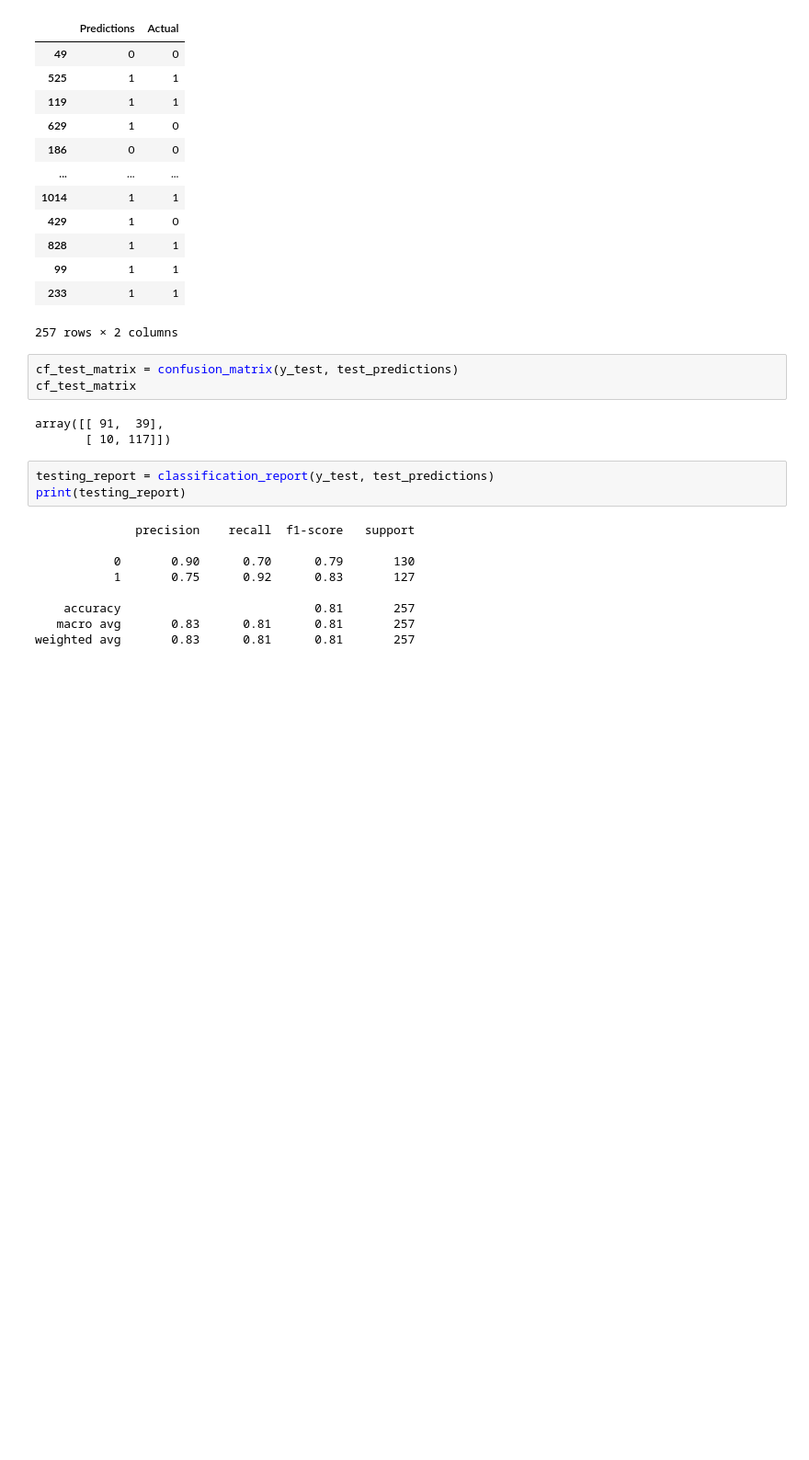
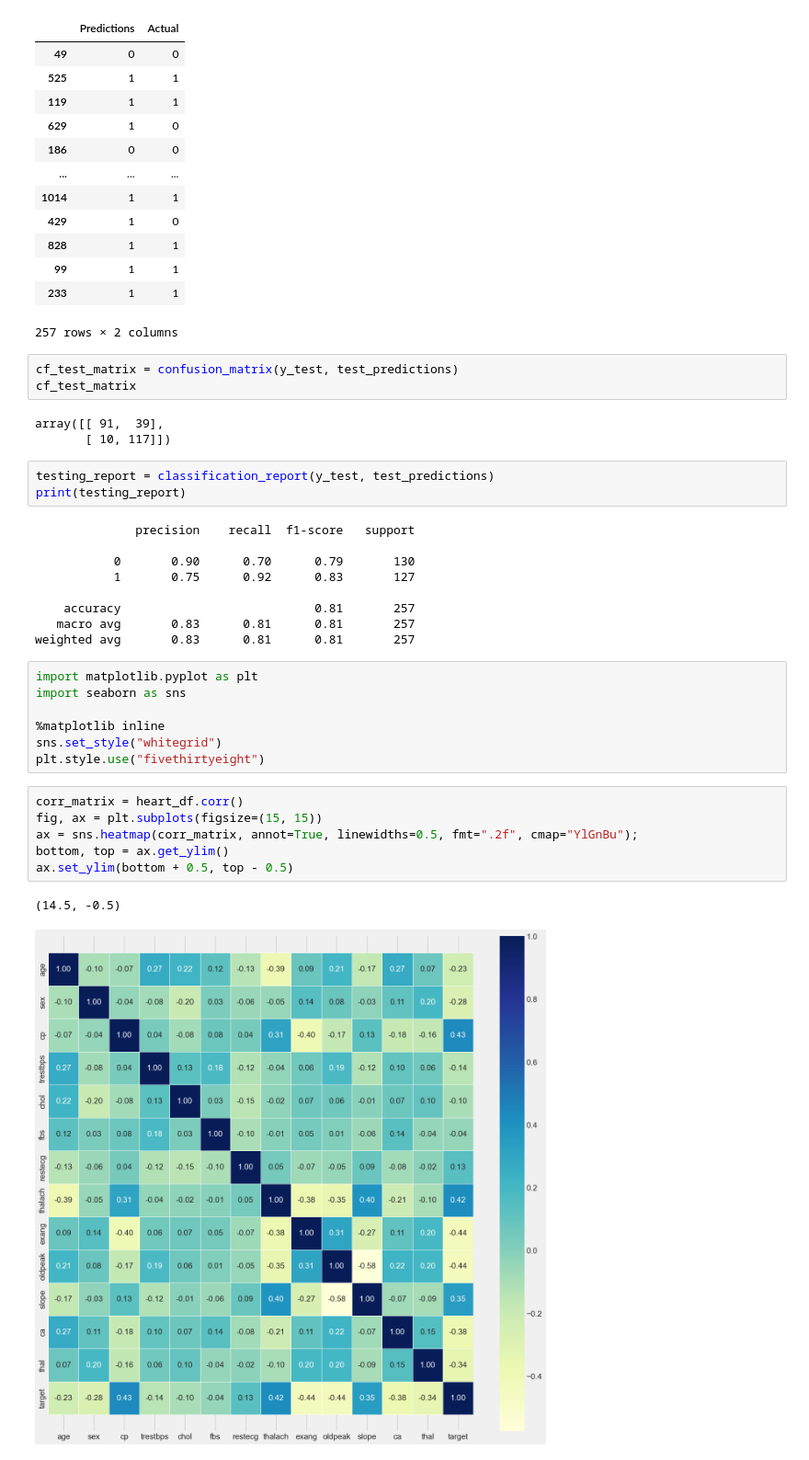
Before and after one commit to Casskrat/HeartDisease, a Jupyter notebook: Untitled.ipynb, the cells around one changed output. Shown at 92% size. Drawn from its saved outputs; the diff is of its cells as text; blank space fills up the shorter version.

```diff
--- a/Untitled.ipynb
+++ b/Untitled.ipynb
@@ -125,3 +125,19 @@ print(testing_report)
     accuracy                           0.81       257
    macro avg       0.83      0.81      0.81       257
 weighted avg       0.83      0.81      0.81       257
+# %%
+import matplotlib.pyplot as plt
+import seaborn as sns
+
+%matplotlib inline
+sns.set_style("whitegrid")
+plt.style.use("fivethirtyeight")
+# %%
+corr_matrix = heart_df.corr()
+fig, ax = plt.subplots(figsize=(15, 15))
+ax = sns.heatmap(corr_matrix, annot=True, linewidths=0.5, fmt=".2f", cmap="YlGnBu");
+bottom, top = ax.get_ylim()
+ax.set_ylim(bottom + 0.5, top - 0.5)
+# %% [output]
+(14.5, -0.5)
+[figure, added]
```
